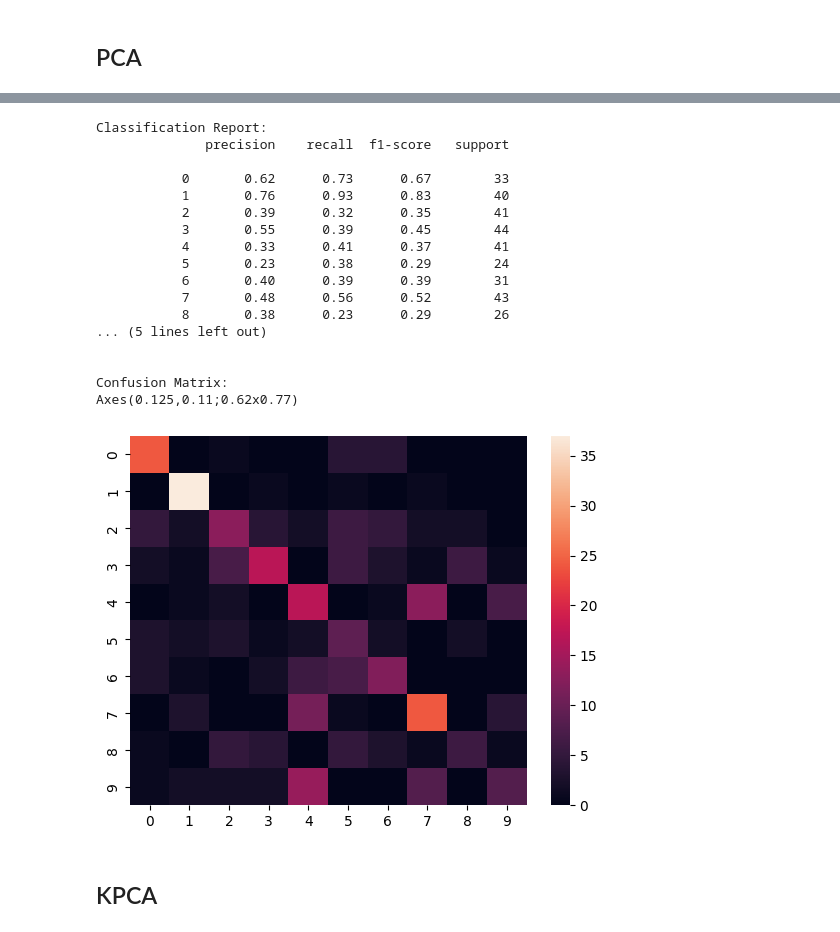
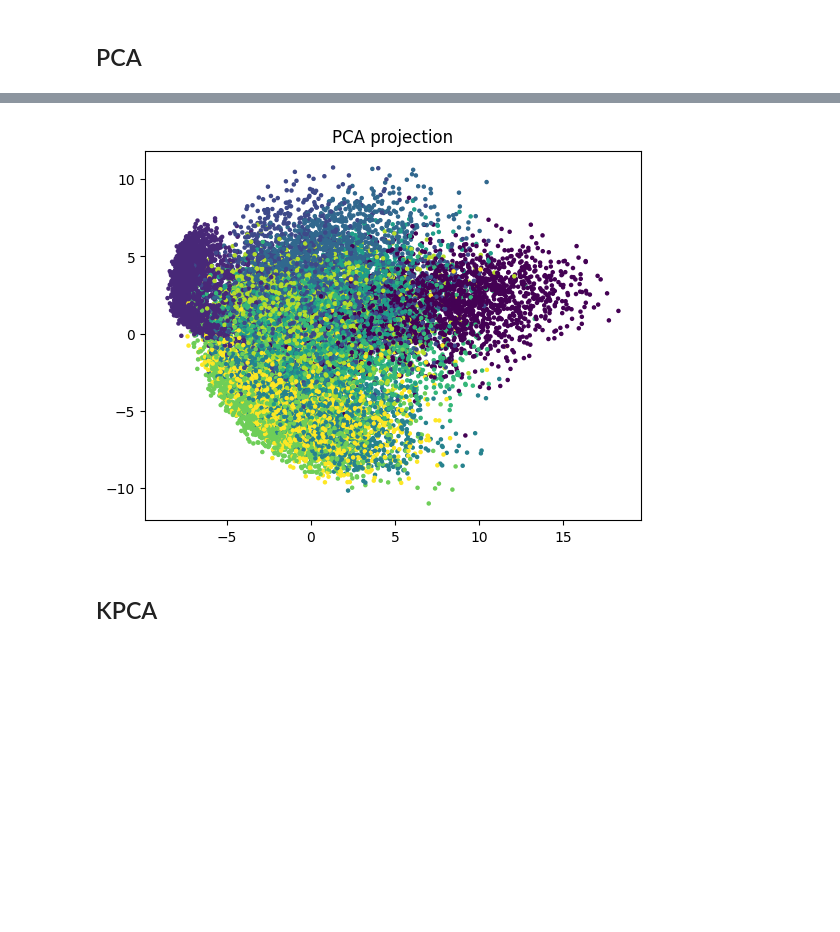
Before and after one commit to StarDylan/FlowMatching, a Jupyter notebook: MNIST_Latent_Space_Visualizations.ipynb, the cells around one changed output, grey strips where cells are left out. Cells and saved outputs as stored; diff of their text form; code cells hidden in the pictures; blank space fills up the shorter version.

Commit message:
Expanded visuals, added better dimensionality reduction evaluation Currently running it on a sample of 20k digits

```diff
--- a/MNIST_Latent_Space_Visualizations.ipynb
+++ b/MNIST_Latent_Space_Visualizations.ipynb
@@ -145,2 +115,36 @@ def method_performance_by_num_components(model_type, label:str):
+# %%
+def eval_dim_reduc(model, flat_X, y, label:str):
+  reconstruction_mse, silhouette = None, None
+
+  # Transform the data
+  if label == "TSNE":
+    embeddings = model.fit_transform(flat_X)
+  else:
+    embeddings = model.transform(flat_X)
+  embeddings_df = pd.DataFrame(embeddings, columns=[f"{label}1", f"{label}2"])
+
+  # Plot it (optional)
+  plt.scatter(x=embeddings_df[f"{label}1"],
+              y=embeddings_df[f"{label}2"],
+              s=5,
+              c=y)
+  plt.title(f"{label} projection")
+  plt.show()
+
+  if label != "TSNE":
+    X_train_reduced_sets = list()
+    X_train_reconstructed_sets = list()
+
+    # get the mean squared error of the image reconstructions
+    X_train_reduced = model.fit_transform(flat_X) # data transformed
+    X_train_reduced_sets.append(X_train_reduced)
+    X_train_reconstructed = model.inverse_transform(X_train_reduced) # data attempted to be reconstructed
+    X_train_reconstructed_sets.append(X_train_reconstructed)
+    reconstruction_mse = ((flat_X - X_train_reconstructed)**2).mean()
+
+  # get the silhouette score of the dimensionality-reduced clusters
+  silhouette = silhouette_score(embeddings, y)
+
+  return reconstruction_mse, silhouette
 # %% [markdown]
 ## PCA
@@ -179,23 +153,15 @@ plt.show()
-# %%
-knn_classifier_evaluation(pca_embeddings, y_train)
-# %% [output]
-Classification Report:
-              precision    recall  f1-score   support
-
-           0       0.62      0.73      0.67        33
-           1       0.76      0.93      0.83        40
-           2       0.39      0.32      0.35        41
-           3       0.55      0.39      0.45        44
-           4       0.33      0.41      0.37        41
-           5       0.23      0.38      0.29        24
-           6       0.40      0.39      0.39        31
-           7       0.48      0.56      0.52        43
-           8       0.38      0.23      0.29        26
-... (5 lines left out)
-
-
-Confusion Matrix:
-Axes(0.125,0.11;0.62x0.77)
-[figure, removed]
+# %%
+reconstruction_mse, silhouette = eval_dim_reduc(
+    PCA_model,
+    flat_X_train,
+    y_train[:sample_size],
+    "PCA"
+)
+eval_metrics["PCA"] = {
+    "reconstruction_mse": reconstruction_mse,
+    "silhouette": silhouette
+}
+# %% [output]
+[figure, added]
 # %% [markdown]
 ## KPCA
```
Also changed, not shown: parts of 47 cells of this notebook.
